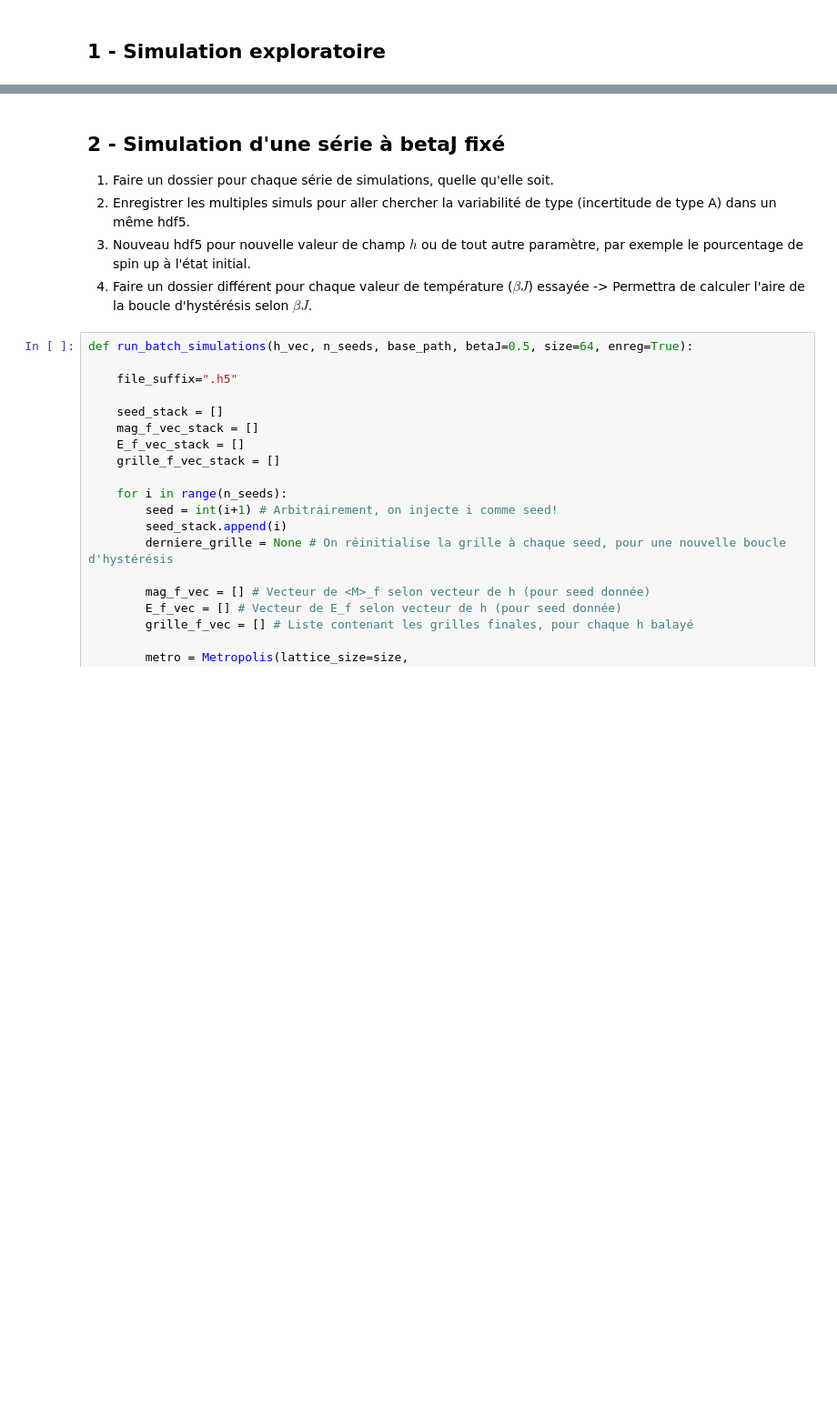
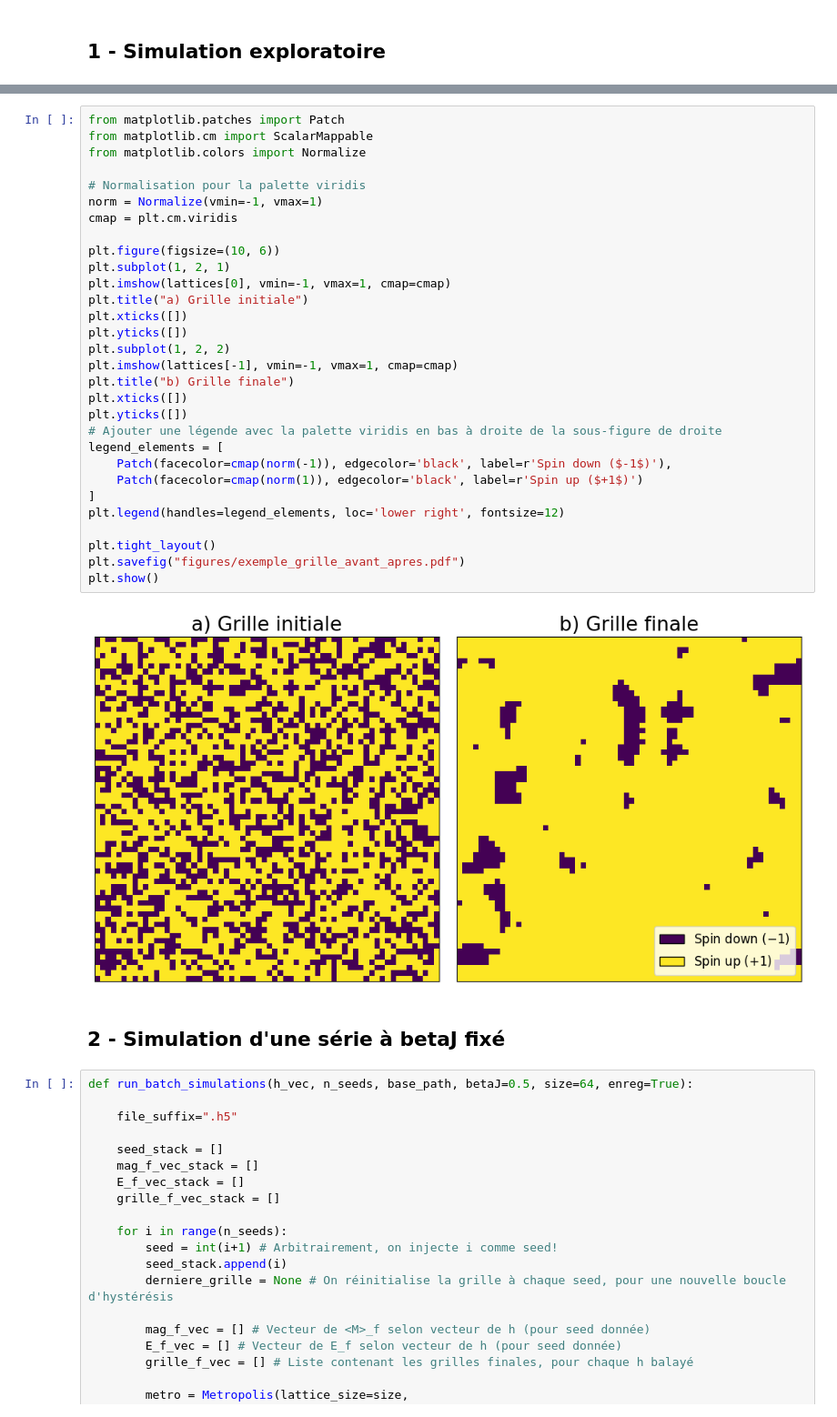
Before and after one commit to arlegare/physnum25, a Jupyter notebook: analyse_v2.ipynb, the cells around one changed output, grey strips where cells are left out. Shown at 91% size. Drawn from its saved outputs; the diff is of its cells as text; blank space fills up the shorter version.

```diff
--- a/analyse_v2.ipynb
+++ b/analyse_v2.ipynb
@@ -87,10 +91,37 @@ plt.show()
+# %%
+from matplotlib.patches import Patch
+from matplotlib.cm import ScalarMappable
+from matplotlib.colors import Normalize
+
+# Normalisation pour la palette viridis
+norm = Normalize(vmin=-1, vmax=1)
+cmap = plt.cm.viridis
+
+plt.figure(figsize=(10, 6))
+plt.subplot(1, 2, 1)
+plt.imshow(lattices[0], vmin=-1, vmax=1, cmap=cmap)
+plt.title("a) Grille initiale")
+plt.xticks([])
+plt.yticks([])
+plt.subplot(1, 2, 2)
+plt.imshow(lattices[-1], vmin=-1, vmax=1, cmap=cmap)
+plt.title("b) Grille finale")
+plt.xticks([])
+plt.yticks([])
+# Ajouter une légende avec la palette viridis en bas à droite de la sous-figure de droite
+legend_elements = [
+    Patch(facecolor=cmap(norm(-1)), edgecolor='black', label=r'Spin down ($-1$)'),
+    Patch(facecolor=cmap(norm(1)), edgecolor='black', label=r'Spin up ($+1$)')
+]
+plt.legend(handles=legend_elements, loc='lower right', fontsize=12)
+
+plt.tight_layout()
+plt.savefig("figures/exemple_grille_avant_apres.pdf")
+plt.show()
+# %% [output]
+[figure, added]
 # %% [markdown]
 ## 2 - Simulation d'une série à betaJ fixé
-
-1) Faire un dossier pour chaque série de simulations, quelle qu'elle soit.
-2) Enregistrer les multiples simuls pour aller chercher la variabilité de type (incertitude de type A) dans un même hdf5.
-3) Nouveau hdf5 pour nouvelle valeur de champ $h$ ou de tout autre paramètre, par exemple le pourcentage de spin up à l'état initial.
-4) Faire un dossier différent pour chaque valeur de température ($\beta J$) essayée -> Permettra de calculer l'aire de la boucle d'hystérésis selon $\beta J$.
 # %%
 def run_batch_simulations(h_vec, n_seeds, base_path, betaJ=0.5, size=64, enreg=True):
 
```
Also changed, not shown: parts of 40 cells of this notebook.
